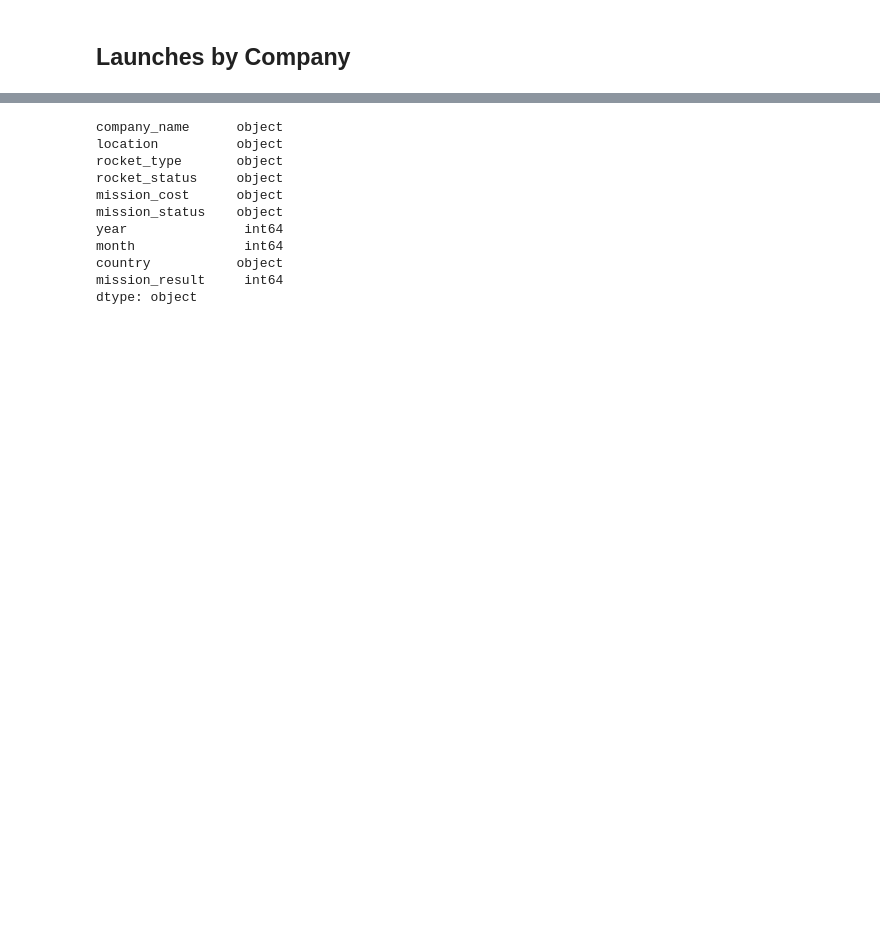
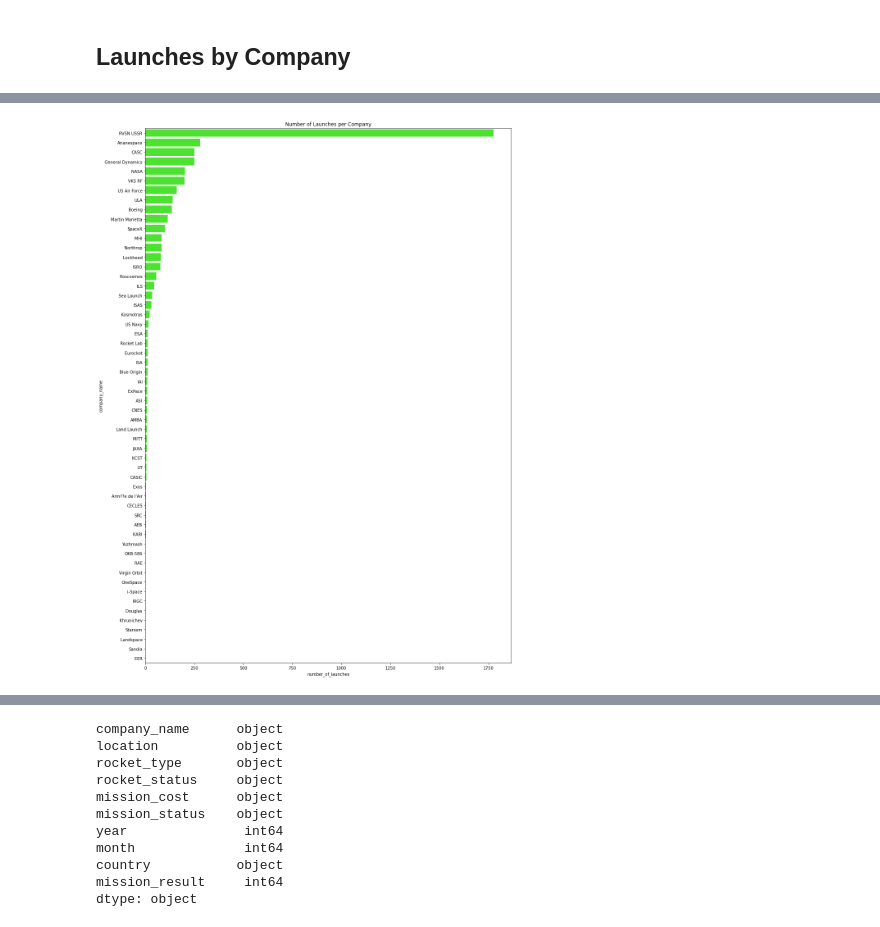
Before and after one commit to dungeons-and-dorks/Final-Frontier, a Jupyter notebook: yvonnes_stuff/notes.ipynb, the cells around one changed output, grey strips where cells are left out. Saved outputs shown, nothing was run; the diff lists cells and outputs as text; code cells hidden in the pictures; blank space fills up the shorter version.

Commit message:
wrote function for launches per company

```diff
--- a/yvonnes_stuff/notes.ipynb
+++ b/yvonnes_stuff/notes.ipynb
@@ -609,3 +609,27 @@ plt.show()
+# %%
+def plot_number_of_launches_per_company(df):
+    """
+    Takes in the space df and returns a
+    bar plot thay shows the number of
+    launches for each company in the data
+    """
+
+    #create a dataframe counting the number of times each company appears in a row
+    company_numbers = df["company_name"].value_counts().reset_index()
+
+    #rename the columns to mathc what they represent
+    company_numbers.columns = ["company_name", "number_of_launches"]
+
+    #create the barplot
+    plt.figure(figsize=(16,24))
+    sns.barplot(x = company_numbers.number_of_launches, y = company_numbers.company_name, color = "#39FF14")
+    plt.title("Number of Launches per Company")
+    plt.show()
+# %%
+#test the function created above
+plot_number_of_launches_per_company(df)
+# %% [output]
+[figure, added]
 # %%
 df.head(1)
 # %% [output]
```
Also changed, not shown: parts of 5 cells of this notebook.
